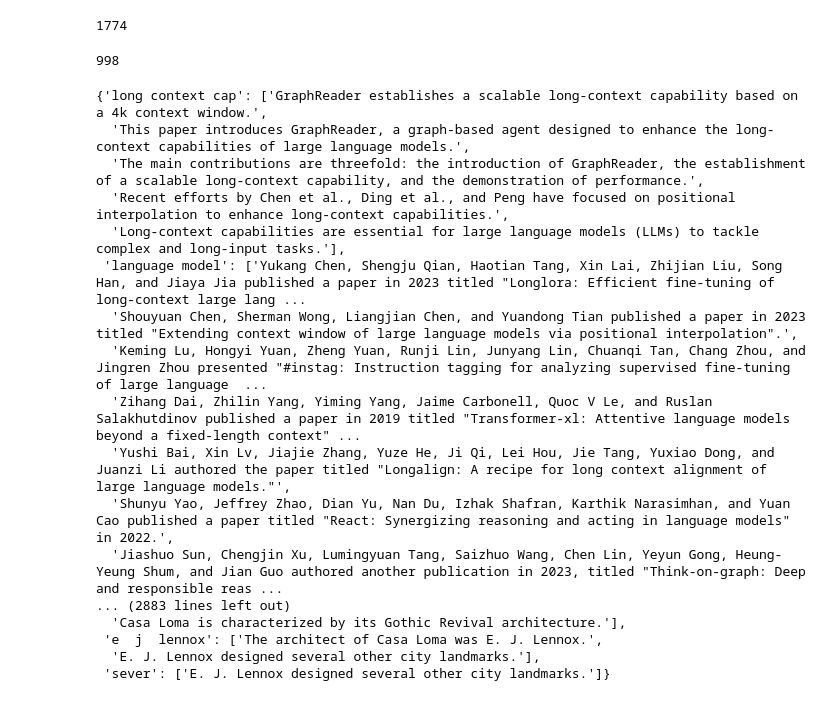
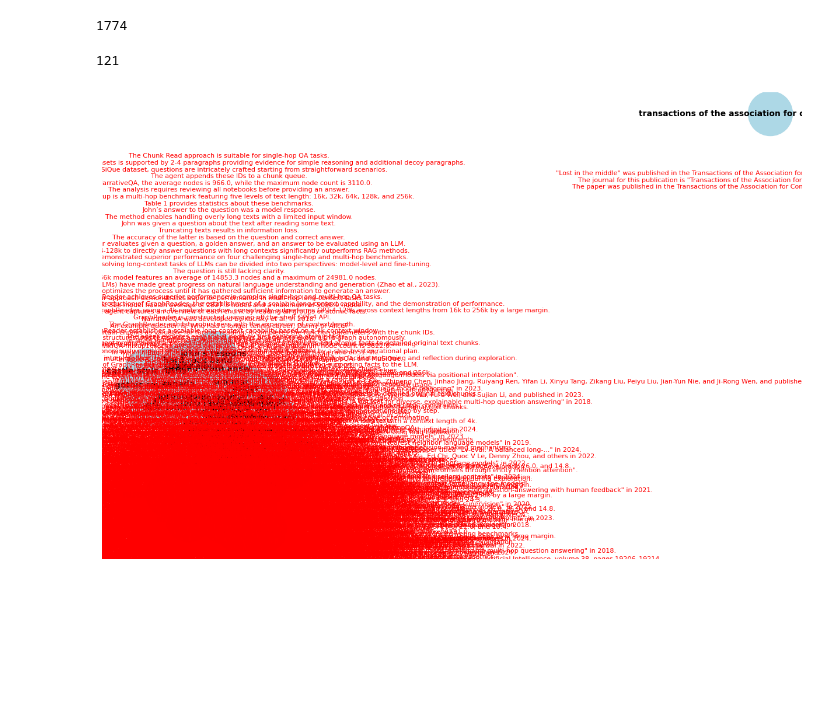
Before and after one commit to jflashner/VLOG-GraphReader, a Jupyter notebook: test.ipynb, the cells around one changed output. Saved outputs shown, nothing was run; the diff lists cells and outputs as text; code cells hidden in the pictures; blank space fills up the shorter version.

Commit message:
GraphReader functioning at MV

```diff
--- a/test.ipynb
+++ b/test.ipynb
@@ -145,12 +145,11 @@ IndexError: list index out of range
 # %%
 def frequency_filtering(tag_dict, alpha):
     """Filter out tags appearing less than alpha times."""
-    tag_counts = Counter(tag_dict.keys())
-    return {
-        tag: list(set(values))
-        for tag, values in tag_dict.items()
-        if tag_counts[tag] >= alpha
-    }
+    tag_counts = Counter()
+    for tag, values in tag_dict.items():
+        tag_counts[tag] += len(values)
+
+    return {tag: values for tag, values in tag_dict.items() if tag_counts[tag] >= alpha}
 
 
 def rule_aggregation(tag_dict):
@@ -213,7 +212,7 @@ def association_aggregation(tag_dict, min_support):
 
 
 def aggregate_tags(
-    tag_dict, alpha=1, semantic_threshold=5, association_min_support=1.2
+    tag_dict, alpha=3, semantic_threshold=6, association_min_support=1.2
 ):
     """Aggregate tags using all methods."""
     filtered_dict = frequency_filtering(tag_dict, alpha)
@@ -225,19 +224,3 @@ def aggregate_tags(
         semantically_aggregated_dict, association_min_support
     )
     return final_dict
-
-
-# Example usage
-original_dict = {
-    "Python": ["Python is a programming language"],
-    "python": ["pythons are cool snakes"],
-    "Machine Learning": ["ML is a subset of AI"],
-    "machine-learning": ["machine-learning algorithms learn from data"],
-    "Data Science": ["Data Science involves analyzing data"],
-    "data_science": ["data_science uses statistical methods"],
-    "AI": ["AI stands for Artificial Intelligence"],
-    "Artificial Intelligence": ["Artificial Intelligence mimics human intelligence"],
-}
-result = aggregate_tags(original_dict)
-for key, value in result.items():
-    print(f"{key}: {value}")
@@ -309,13 +291,18 @@ Machine Learning: ['is a subset of AI']
 # %%
 greader_dict = {}
-for chunk in chunks:
+chunk_dict = {}
+for i, chunk in enumerate(chunks):
     reply = agent.generate_reply(
         messages=[
             {"content": key_atom_prompt, "role": "system"},
             {"content": chunk, "role": "user"},
         ]
     )
-    greader_dict = extend_and_merge_dict(greader_dict, convert_to_dict(reply))
+    new_dict = convert_to_dict(reply)
+    for _, values in new_dict.items():
+        for value in values:
+            chunk_dict[value] = i
+    greader_dict = extend_and_merge_dict(greader_dict, new_dict)
 # %%
 len(greader_dict)
 # %% [output]
@@ -323,23 +310,5 @@ len(greader_dict)
 # %%
 agg_greader = aggregate_tags(greader_dict)
 print(len(agg_greader))
-agg_greader
 # %% [output]
-998
+121
-{'long context cap': ['GraphReader establishes a scalable long-context capability based on a 4k context window.',
-  'This paper introduces GraphReader, a graph-based agent designed to enhance the long-context capabilities of large language models.',
-  'The main contributions are threefold: the introduction of GraphReader, the establishment of a scalable long-context capability, and the demonstration of performance.',
-  'Recent efforts by Chen et al., Ding et al., and Peng have focused on positional interpolation to enhance long-context capabilities.',
-  'Long-context capabilities are essential for large language models (LLMs) to tackle complex and long-input tasks.'],
- 'language model': ['Yukang Chen, Shengju Qian, Haotian Tang, Xin Lai, Zhijian Liu, Song Han, and Jiaya Jia published a paper in 2023 titled "Longlora: Efficient fine-tuning of long-context large lang ...
-  'Shouyuan Chen, Sherman Wong, Liangjian Chen, and Yuandong Tian published a paper in 2023 titled "Extending context window of large language models via positional interpolation".',
-  'Keming Lu, Hongyi Yuan, Zheng Yuan, Runji Lin, Junyang Lin, Chuanqi Tan, Chang Zhou, and Jingren Zhou presented "#instag: Instruction tagging for analyzing supervised fine-tuning of large language  ...
-  'Zihang Dai, Zhilin Yang, Yiming Yang, Jaime Carbonell, Quoc V Le, and Ruslan Salakhutdinov published a paper in 2019 titled "Transformer-xl: Attentive language models beyond a fixed-length context" ...
-  'Yushi Bai, Xin Lv, Jiajie Zhang, Yuze He, Ji Qi, Lei Hou, Jie Tang, Yuxiao Dong, and Juanzi Li authored the paper titled "Longalign: A recipe for long context alignment of large language models."',
-  'Shunyu Yao, Jeffrey Zhao, Dian Yu, Nan Du, Izhak Shafran, Karthik Narasimhan, and Yuan Cao published a paper titled "React: Synergizing reasoning and acting in language models" in 2022.',
-  'Jiashuo Sun, Chengjin Xu, Lumingyuan Tang, Saizhuo Wang, Chen Lin, Yeyun Gong, Heung-Yeung Shum, and Jian Guo authored another publication in 2023, titled "Think-on-graph: Deep and responsible reas ...
-... (2883 lines left out)
-  'Casa Loma is characterized by its Gothic Revival architecture.'],
- 'e  j  lennox': ['The architect of Casa Loma was E. J. Lennox.',
-  'E. J. Lennox designed several other city landmarks.'],
- 'sever': ['E. J. Lennox designed several other city landmarks.']}
@@ -345,0 +393,5 @@ agg_greader
+# %%
+greader_graph = construct_graph(agg_greader)
+visualize_graph(greader_graph)
+# %% [output]
+[figure, added]
```
Also changed, not shown: parts of 14 cells of this notebook, 1 other file.
